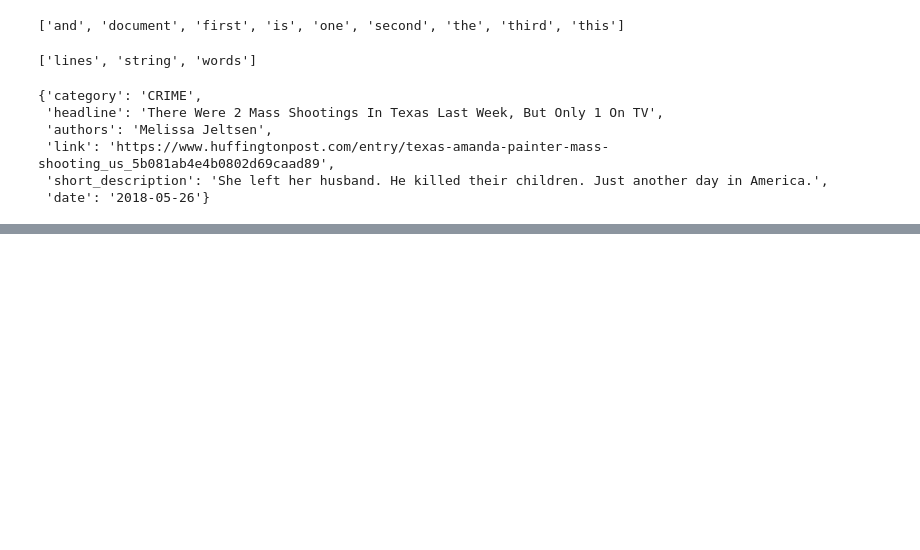
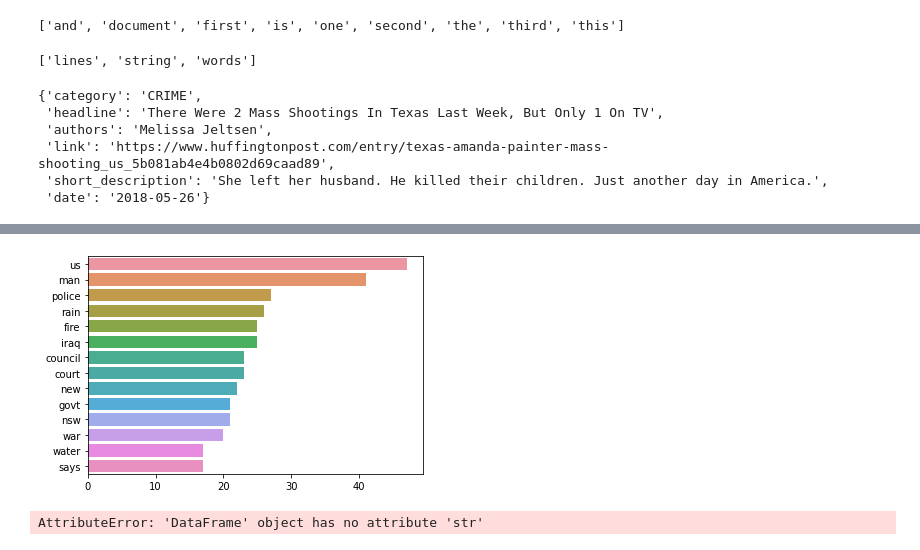
Before and after one commit to tvelichkovt/nlp, a Jupyter notebook: nlp 1.ipynb, the cells around one changed output, grey strips where cells are left out. Saved outputs shown, nothing was run; the diff lists cells and outputs as text; code cells hidden in the pictures; blank space fills up the shorter version.

```diff
--- a/nlp 1.ipynb
+++ b/nlp 1.ipynb
@@ -72,0 +181,2 @@ lst_dics[0]
+# %%
+dtf['word_count'] = dtf["text"].apply(lambda x: len(str(x).split(" ")))dtf['char_count'] = dtf["text"].apply(lambda x: sum(len(word) for word in str(x).split(" ")))dtf['sentence_count'] = dtf["text"].apply(lambda x: len(str(x).split(".")))dtf['avg_word_length'] = dtf['char_count'] / dtf['word_count']dtf['avg_sentence_lenght'] = dtf['word_count'] / dtf['sentence_count']dtf.head()
@@ -72,0 +197,14 @@ lst_dics[0]
+# %%
+x, y = "char_count", "y"fig, ax = plt.subplots(nrows=1, ncols=2)
+fig.suptitle(x, fontsize=12)
+for i in dtf[y].unique():
+    sns.distplot(dtf[dtf[y]==i][x], hist=True, kde=False,
+                 bins=10, hist_kws={"alpha":0.8},
+                 axlabel="histogram", ax=ax[0])
+    sns.distplot(dtf[dtf[y]==i][x], hist=False, kde=True,
+                 kde_kws={"shade":True}, axlabel="density",
+                 ax=ax[1])
+ax[0].grid(True)
+ax[0].legend(dtf[y].unique())
+ax[1].grid(True)
+plt.show()
@@ -72,0 +424,63 @@ lst_dics[0]
+# %%
+import pandas as pd
+news= pd.read_csv('abcnews-date-text.csv',nrows=1000)
+# %%
+# Code Snippet for Top Non-Stopwords Barchart
+
+import seaborn as sns
+from nltk.corpus import stopwords
+from collections import  Counter
+
+def plot_top_non_stopwords_barchart(text):
+    stop=set(stopwords.words('english'))
+
+    new= text.str.split()
+    new=new.values.tolist()
+    corpus=[word for i in new for word in i]
+
+    counter=Counter(corpus)
+    most=counter.most_common()
+    x, y=[], []
+    for word,count in most[:30]:
+        if (word not in stop):
+            x.append(word)
+            y.append(count)
+
+    sns.barplot(x=y,y=x)
+# %%
+plot_top_non_stopwords_barchart(news['headline_text'])
+# %% [output]
+[figure, added]
+# %%
+import pandas as pd
+info = pd.read_csv('test 2.csv')
+info = info.replace('\n', '')
+info['txt'] = info['txt'].str.replace(r'time ', '')
+
+# Code Snippet for Top Non-Stopwords Barchart
+
+import seaborn as sns
+from nltk.corpus import stopwords
+from collections import  Counter
+
+def plot_top_non_stopwords_barchart(text):
+    stop=set(stopwords.words('english'))
+
+    new= text.str.split()
+    new=new.values.tolist()
+    corpus=[word for i in new for word in i]
+
+    counter=Counter(corpus)
+    most=counter.most_common()
+    x, y=[], []
+    for word,count in most[:50]:
+        if (word not in stop):
+            x.append(word)
+            y.append(count)
+
+    sns.barplot(x=y,y=x)
+
+#1st
+plot_top_non_stopwords_barchart(info ['txt'])
+# %% [output]
+AttributeError: 'DataFrame' object has no attribute 'str'
```
Also changed, not shown: parts of 31 cells of this notebook, 4 other files.
